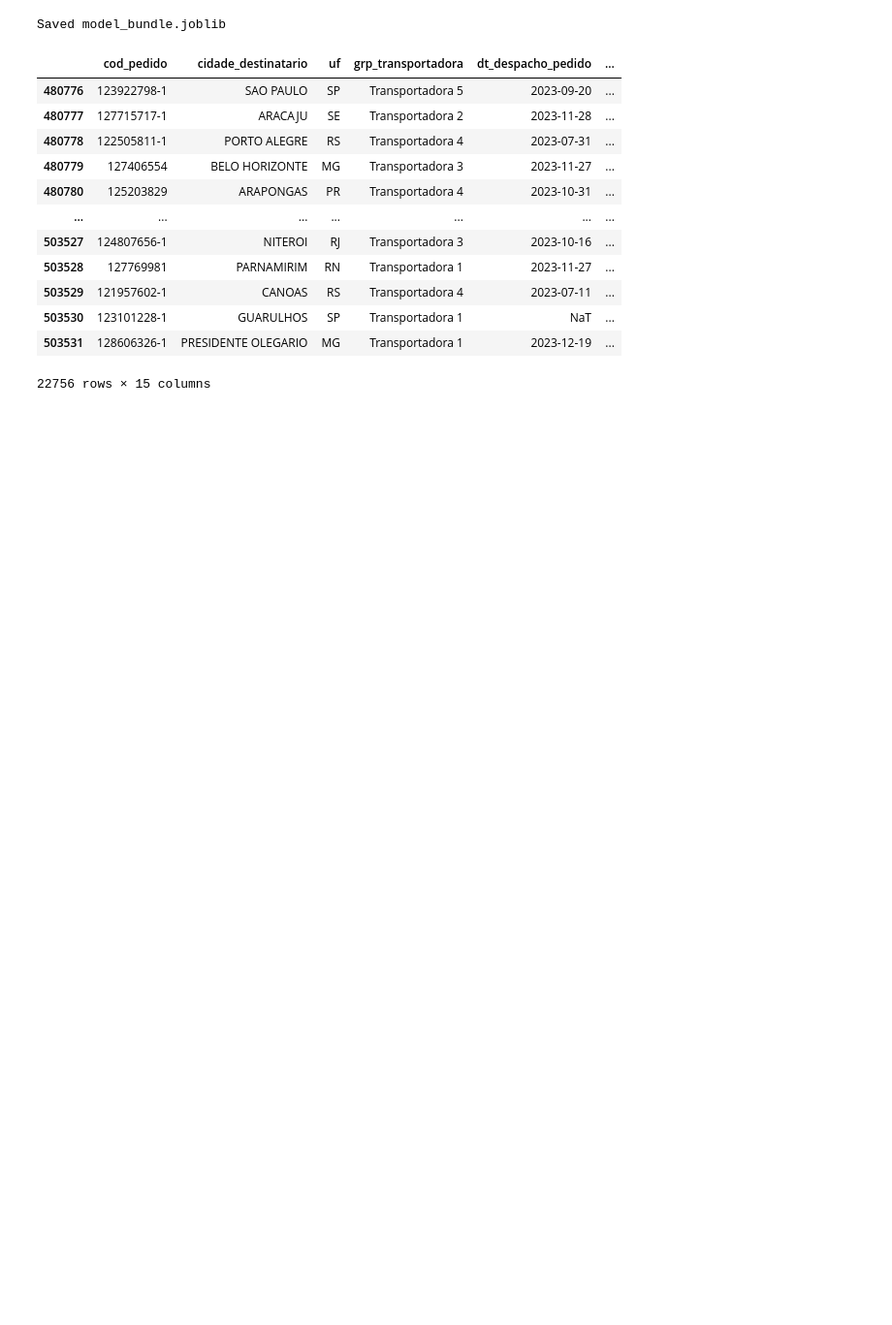
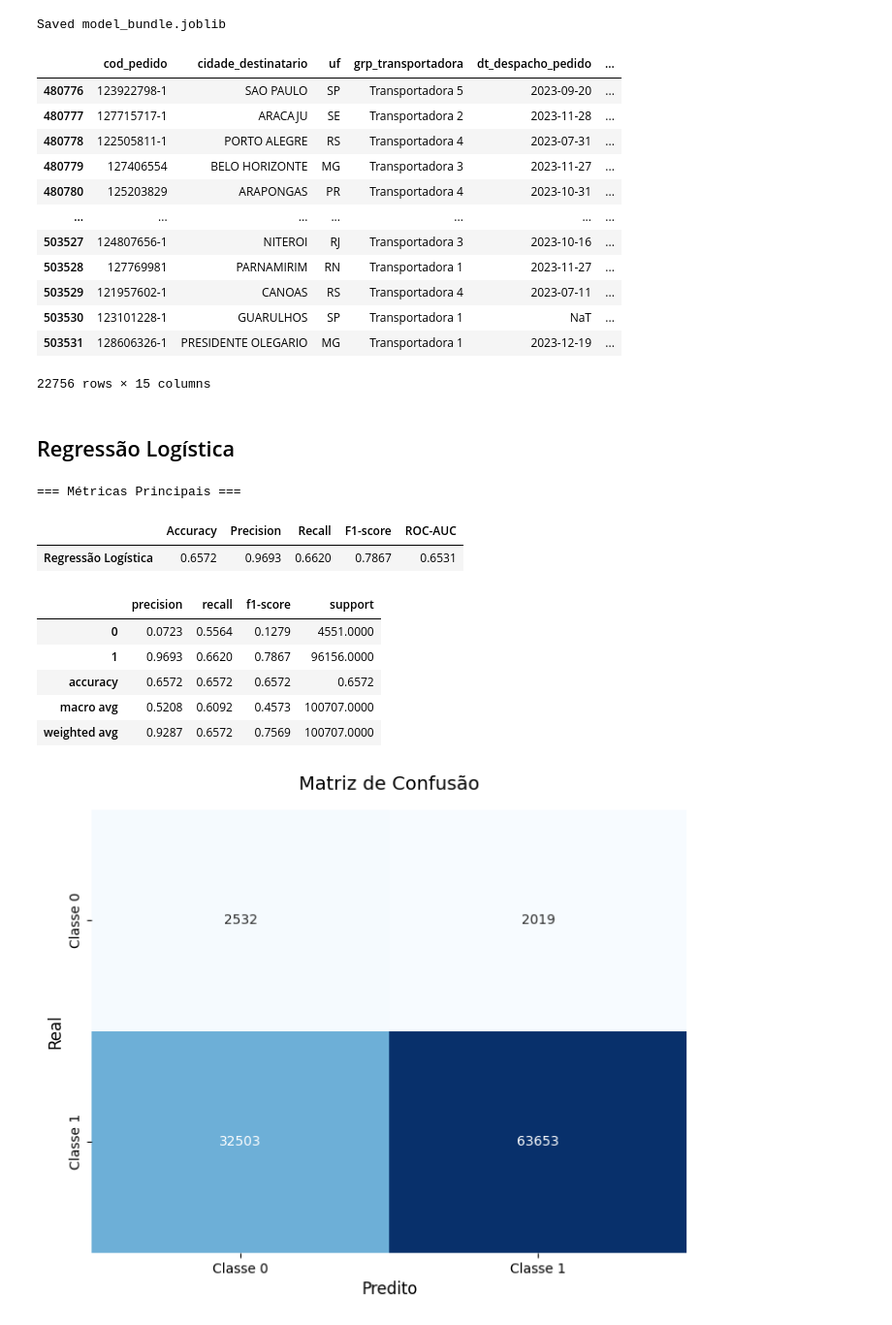
Before and after one commit to tashima42/user-experience-ciencia-de-dados, a Jupyter notebook: trabalho.ipynb, the cells around one changed output. Shown at 97% size. Saved outputs shown, nothing was run; the diff lists cells and outputs as text; code cells hidden in the pictures; blank space fills up the shorter version.

Commit message:
Adicionado modelos Regressão Logística e XGBoost

```diff
--- a/trabalho.ipynb
+++ b/trabalho.ipynb
@@ -298,3 +297,64 @@ df[df['tp_performance_entrega'] == 0]
 | 503530 | 123101228-1 | GUARULHOS | SP | Transportadora 1 | NaT | ... |
 | 503531 | 128606326-1 | PRESIDENTE OLEGARIO | MG | Transportadora 1 | 2023-12-19 | ... |
 22756 rows × 15 columns
+# %% [markdown]
+## Regressão Logística
+# %%
+import seaborn as sns
+from sklearn.linear_model import LogisticRegression
+from sklearn.impute import SimpleImputer
+from imblearn.over_sampling import SMOTE
+
+%matplotlib inline
+
+# Trata valores nulos
+imputer = SimpleImputer(strategy='median')
+X_train_clean = imputer.fit_transform(X_train)
+X_test_clean = imputer.transform(X_test)
+
+# Aplica SMOTE para igualar a quantidade de dados das duas classes no treino
+smote = SMOTE(random_state=42)
+X_train_balanced, y_train_balanced = smote.fit_resample(X_train_clean, y_train)
+
+# Treina modelo com dados balanceados
+lr_model = LogisticRegression(max_iter=1000, random_state=42)
+lr_model.fit(X_train_balanced, y_train_balanced)
+
+# Predições nos dados de teste originais
+lr_predictions = lr_model.predict(X_test_clean)
+lr_proba = lr_model.predict_proba(X_test_clean)[:, 1]
+
+print('=== Métricas Principais ===')
+metrics_data = {
+    'Accuracy': [accuracy_score(y_test, lr_predictions)],
+    'Precision': [precision_score(y_test, lr_predictions, zero_division=0)],
+    'Recall': [recall_score(y_test, lr_predictions, zero_division=0)],
+    'F1-score': [f1_score(y_test, lr_predictions, zero_division=0)],
+    'ROC-AUC': [roc_auc_score(y_test, lr_proba)]
+}
+metrics_df = pd.DataFrame(metrics_data, index=['Regressão Logística'])
+display(metrics_df.style.format("{:.4f}").background_gradient(cmap='Blues', axis=None))
+
+report_dict = classification_report(y_test, lr_predictions, zero_division=0, output_dict=True)
+report_df = pd.DataFrame(report_dict).transpose()
+display(report_df.style.background_gradient(cmap='Blues', subset=['precision', 'recall', 'f1-score']).format("{:.4f}"))
+
+cm = confusion_matrix(y_test, lr_predictions)
+plt.figure(figsize=(8, 6))
+sns.heatmap(cm, annot=True, fmt='d', cmap='Blues', cbar=False,
+            xticklabels=['Classe 0', 'Classe 1'], yticklabels=['Classe 0', 'Classe 1'])
+plt.title('Matriz de Confusão', fontsize=14, pad=15)
+plt.xlabel('Predito', fontsize=12)
+plt.ylabel('Real', fontsize=12)
+plt.show()
+# %% [output]
+=== Métricas Principais ===
+|  | Accuracy | Precision | Recall | F1-score | ROC-AUC |
+| Regressão Logística | 0.6572 | 0.9693 | 0.6620 | 0.7867 | 0.6531 |
+|  | precision | recall | f1-score | support |
+| 0 | 0.0723 | 0.5564 | 0.1279 | 4551.0000 |
+| 1 | 0.9693 | 0.6620 | 0.7867 | 96156.0000 |
+| accuracy | 0.6572 | 0.6572 | 0.6572 | 0.6572 |
+| macro avg | 0.5208 | 0.6092 | 0.4573 | 100707.0000 |
+| weighted avg | 0.9287 | 0.6572 | 0.7569 | 100707.0000 |
+[figure, added]
```
Also changed, not shown: parts of 7 cells of this notebook, 3 other files.
